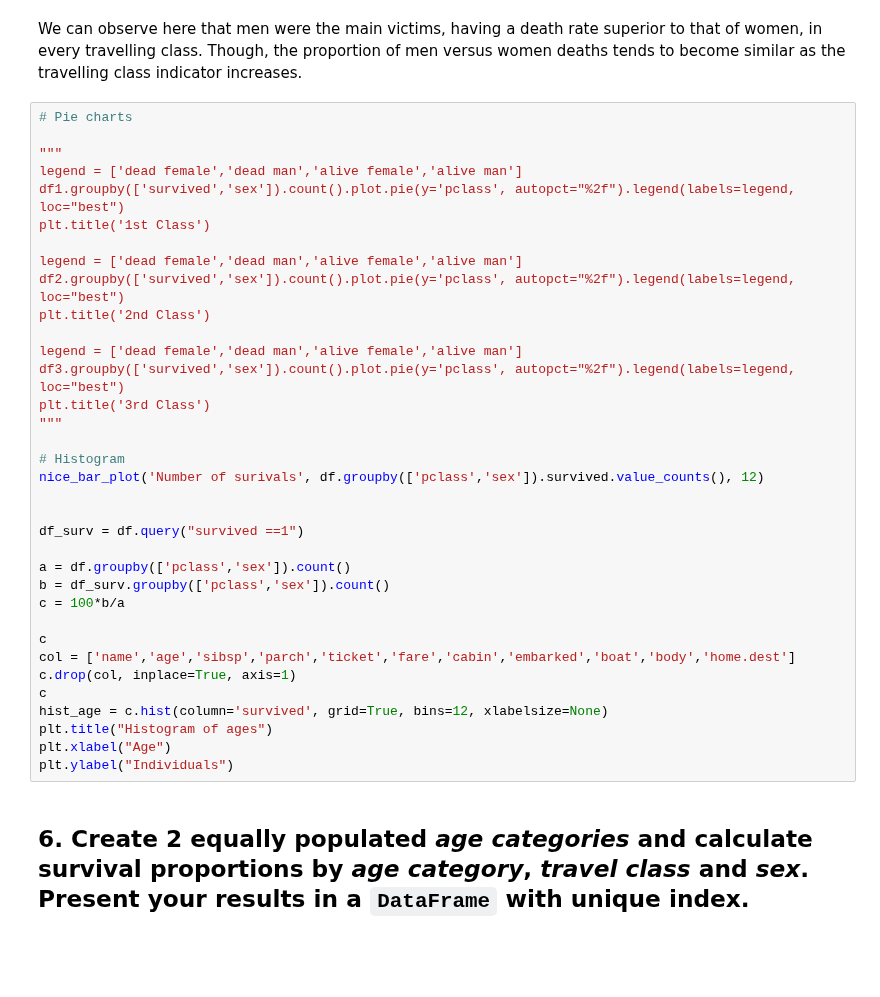
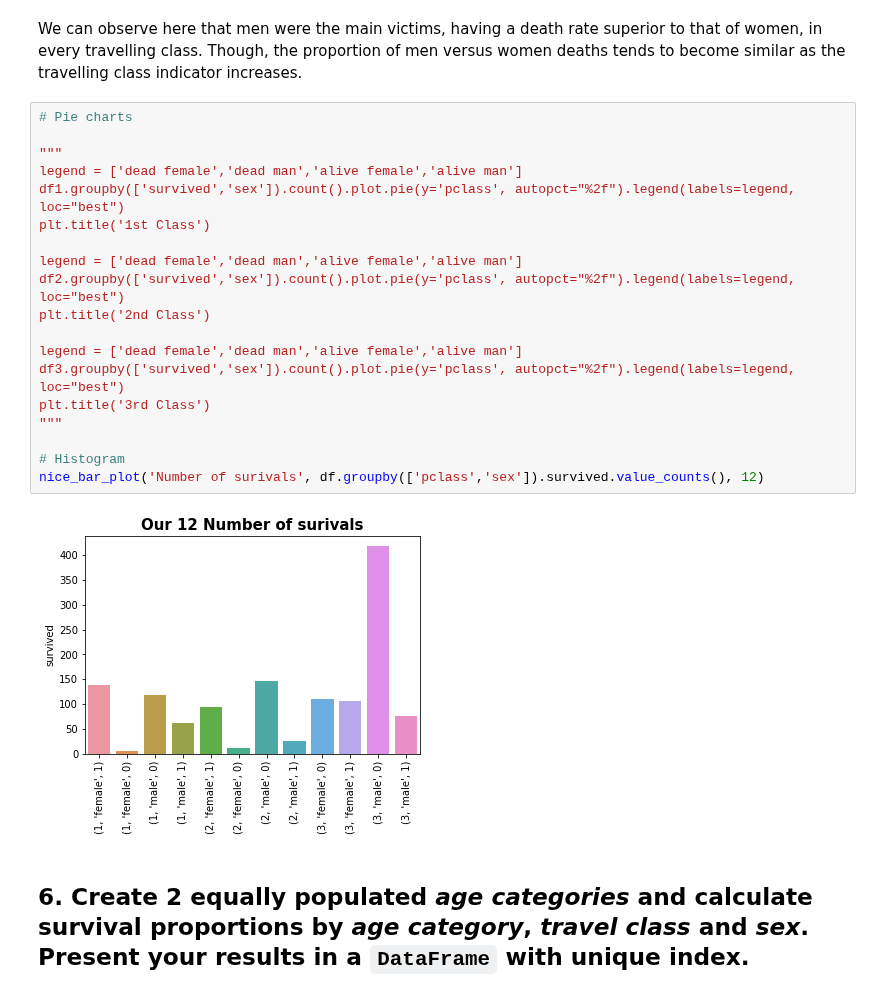
Before and after one commit to mosimann/ADA, a Jupyter notebook: Homework 1.ipynb, the cells around one changed output. Cells and saved outputs as stored; diff of their text form; blank space fills up the shorter version.

```diff
--- a/Homework 1.ipynb
+++ b/Homework 1.ipynb
@@ -502,38 +502,24 @@ We can observe here that men were the main victims, having a death rate superior
 # %%
 # Pie charts
 
 """
 legend = ['dead female','dead man','alive female','alive man']
 df1.groupby(['survived','sex']).count().plot.pie(y='pclass', autopct="%2f").legend(labels=legend, loc="best")
 plt.title('1st Class')
 
 legend = ['dead female','dead man','alive female','alive man']
 df2.groupby(['survived','sex']).count().plot.pie(y='pclass', autopct="%2f").legend(labels=legend, loc="best")
 plt.title('2nd Class')
 
 legend = ['dead female','dead man','alive female','alive man']
 df3.groupby(['survived','sex']).count().plot.pie(y='pclass', autopct="%2f").legend(labels=legend, loc="best")
 plt.title('3rd Class')
 """
 
 # Histogram
 nice_bar_plot('Number of surivals', df.groupby(['pclass','sex']).survived.value_counts(), 12)
-
-
-df_surv = df.query("survived ==1")
-
-a = df.groupby(['pclass','sex']).count()
-b = df_surv.groupby(['pclass','sex']).count()
-c = 100*b/a
-
-c
-col = ['name','age','sibsp','parch','ticket','fare','cabin','embarked','boat','body','home.dest']
-c.drop(col, inplace=True, axis=1)
-c
-hist_age = c.hist(column='survived', grid=True, bins=12, xlabelsize=None)
-plt.title("Histogram of ages")
-plt.xlabel("Age")
-plt.ylabel("Individuals")
+# %% [output]
+[figure, added]
 # %% [markdown]
 ## 6. Create 2 equally populated _age categories_ and calculate survival proportions by _age category_, _travel class_ and _sex_. Present your results in a `DataFrame` with unique index.
 # %% [markdown]
```
